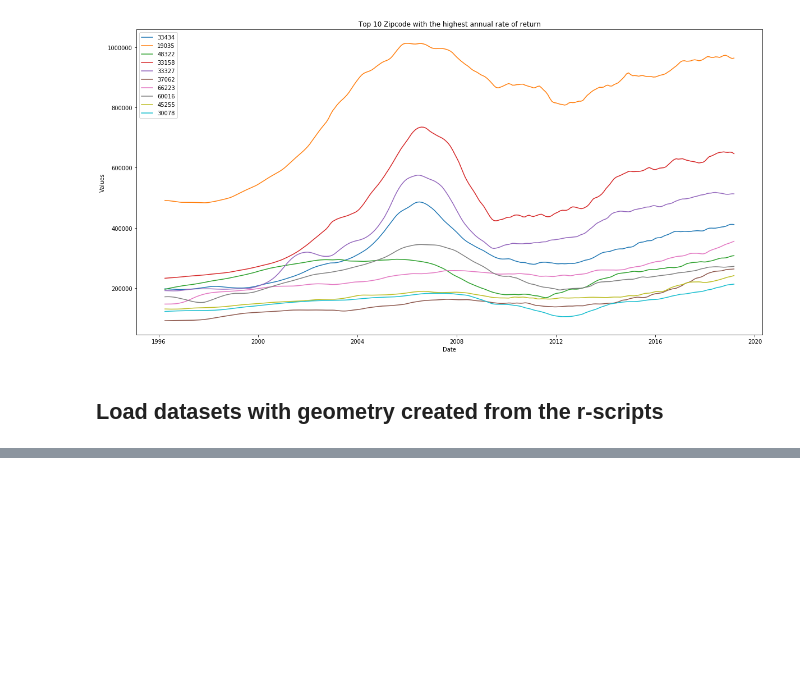
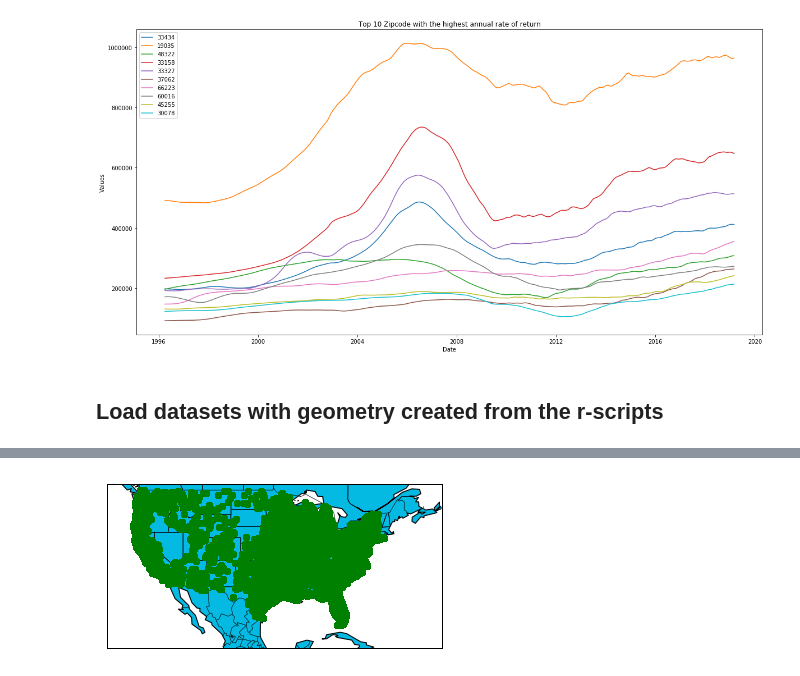
Before and after one commit to toraaglobal/SREIT, a Jupyter notebook: 06_EDA_and_Picking_Top_Zip.ipynb, the cells around one changed output, grey strips where cells are left out. Saved outputs shown, nothing was run; the diff lists cells and outputs as text; code cells hidden in the pictures; blank space fills up the shorter version.

```diff
--- a/06_EDA_and_Picking_Top_Zip.ipynb
+++ b/06_EDA_and_Picking_Top_Zip.ipynb
@@ -205,0 +218,3 @@ new_df = pd.read_csv('single_family_with_geo.csv')
+# %%
+new_df['Date'] = pd.to_datetime(new_df['Date'])
+new_df.info()
@@ -205,0 +239,20 @@ new_df = pd.read_csv('single_family_with_geo.csv')
+# %%
+## basemap
+plt.figure()
+
+m = Basemap(projection='mill', llcrnrlat= 20, urcrnrlat=50, llcrnrlon=-130, urcrnrlon=-60, resolution='c')
+
+m.drawcoastlines()
+m.drawstates()
+m.drawcountries()
+m.fillcontinents(color='#04BAE3', lake_color='#FFFFFF')
+m.drawmapboundary(fill_color='#FFFFFF')
+
+lat, lon = new_df['latitude'].values, new_df['longitude'].values
+
+x,y = m(lon,lat)
+
+m.plot(x,y,'go')
+plt.show()
+# %% [output]
+[figure, added]
```
Also changed, not shown: parts of 11 cells of this notebook.
